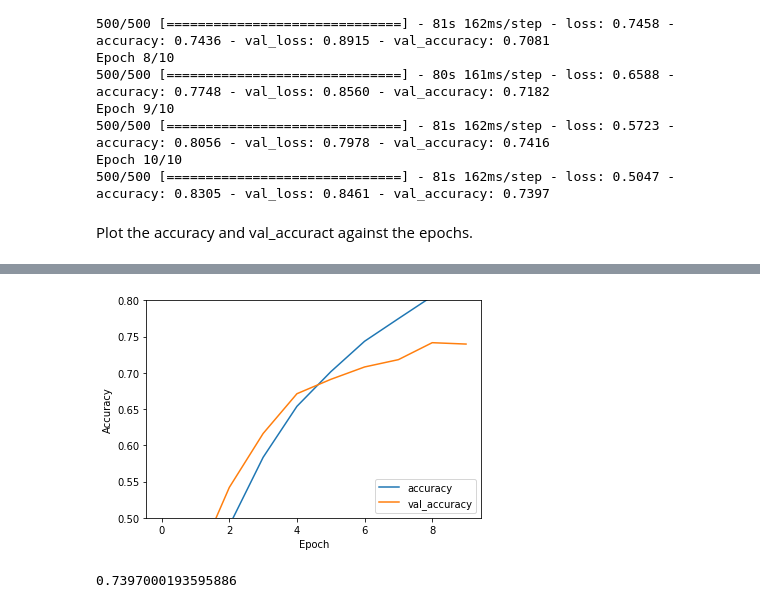
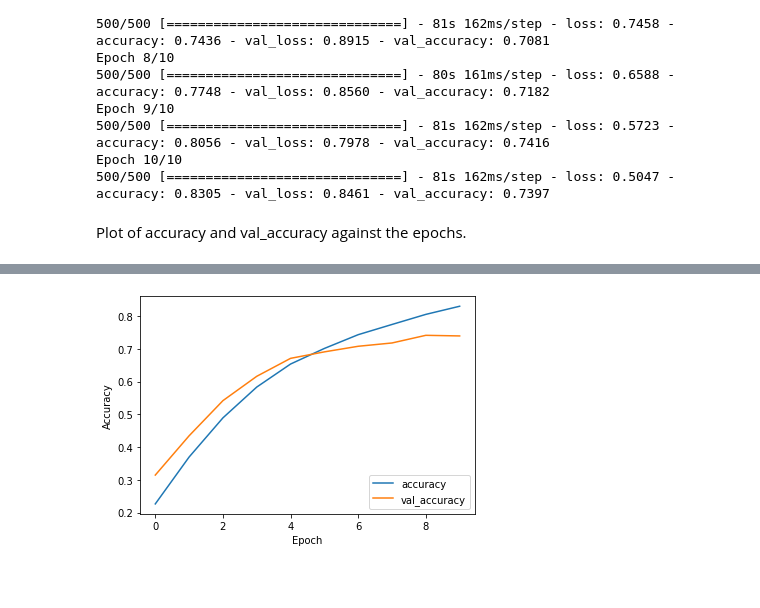
Before and after one commit to sivabalachandran/AI-Assignments, a Jupyter notebook: CS7375_Assignment4.ipynb, the cells around one changed output, grey strips where cells are left out. Cells and saved outputs as stored; diff of their text form; code cells hidden in the pictures; blank space fills up the shorter version.

```diff
--- a/CS7375_Assignment4.ipynb
+++ b/CS7375_Assignment4.ipynb
@@ -132,15 +139,11 @@ Epoch 9/10
 Epoch 10/10
 500/500 [==============================] - 81s 162ms/step - loss: 0.5047 - accuracy: 0.8305 - val_loss: 0.8461 - val_accuracy: 0.7397
 # %% [markdown]
-Plot the accuracy and val_accuract against the epochs.
+Plot of accuracy and val_accuracy against the epochs.
 # %%
 plt.plot(history.history['accuracy'], label='accuracy')
 plt.plot(history.history['val_accuracy'], label = 'val_accuracy')
 plt.xlabel('Epoch')
 plt.ylabel('Accuracy')
-plt.ylim([0.5, 0.8])
 plt.legend(loc='lower right')
-
-# Evaluate the model
-test_loss, test_acc = model.evaluate(test_images, test_labels, verbose=2)
 # %% [output]
@@ -148,5 +151 @@ test_loss, test_acc = model.evaluate(test_images, test_labels, verbose=2)
-[figure, old version]
+[figure, new version]
-# %%
-print(test_acc)
-# %% [output]
-0.7397000193595886
```
Also changed, not shown: parts of 8 cells of this notebook.
